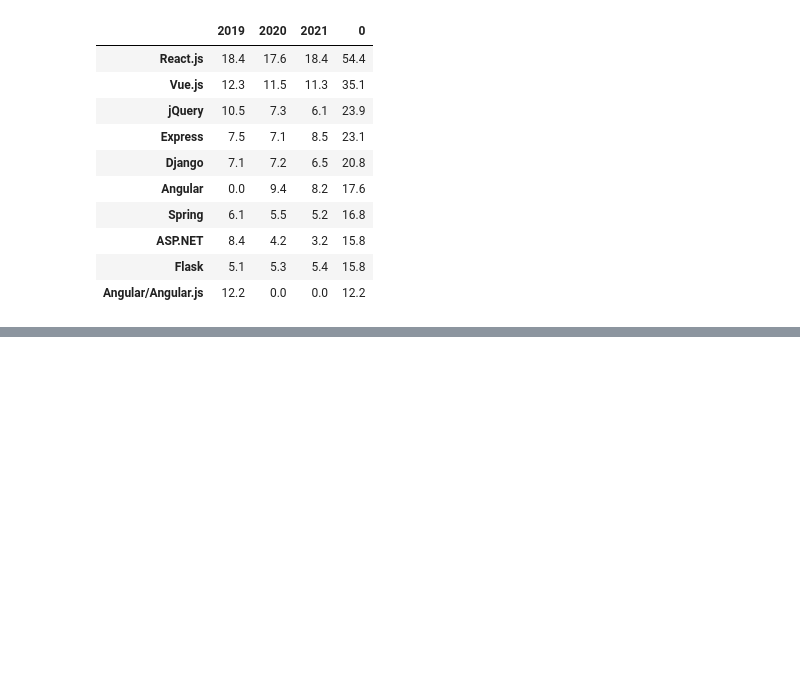
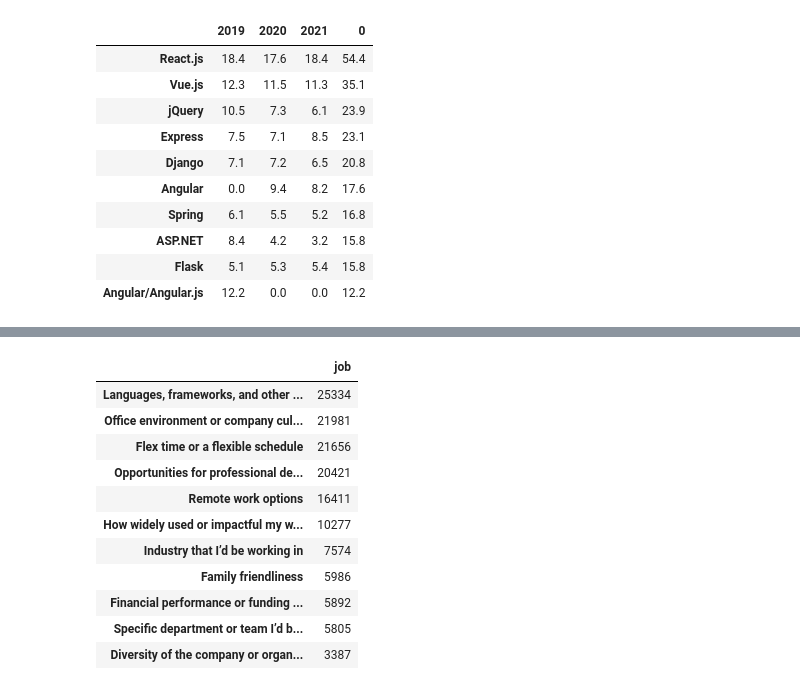
Before and after one commit to CEOJINSUNG/Dacon-Job-Trend, a Jupyter notebook: stack-overflow-trend.ipynb, the cells around one changed output, grey strips where cells are left out. Saved outputs shown, nothing was run; the diff lists cells and outputs as text; code cells hidden in the pictures; blank space fills up the shorter version.

```diff
--- a/stack-overflow-trend.ipynb
+++ b/stack-overflow-trend.ipynb
@@ -985,3 +985,5 @@ Webframeworkedwith_next_top_10
 | ASP.NET | 8.4 | 4.2 | 3.2 | 15.8 |
 | Flask | 5.1 | 5.3 | 5.4 | 15.8 |
 | Angular/Angular.js | 12.2 | 0.0 | 0.0 | 12.2 |
+# %%
+Jobfactors_2020 = df_2020["JobFactors"].str.split(';').dropna()
@@ -987,0 +1005,5 @@ Webframeworkedwith_next_top_10
+# %%
+cat_set = []
+for i in Jobfactors_2020:
+    cat_set.extend(i)
+Jobfactors = pd.Series(cat_set).value_counts()
@@ -987,0 +1067,17 @@ Webframeworkedwith_next_top_10
+# %%
+pd_Jobfactors = Jobfactors.to_frame("job")
+# %%
+pd_Jobfactors
+# %% [output]
+|  | job |
+| Languages, frameworks, and other ... | 25334 |
+| Office environment or company cul... | 21981 |
+| Flex time or a flexible schedule | 21656 |
+| Opportunities for professional de... | 20421 |
+| Remote work options | 16411 |
+| How widely used or impactful my w... | 10277 |
+| Industry that I’d be working in | 7574 |
+| Family friendliness | 5986 |
+| Financial performance or funding ... | 5892 |
+| Specific department or team I’d b... | 5805 |
+| Diversity of the company or organ... | 3387 |
```
Also changed, not shown: parts of 7 cells of this notebook.
